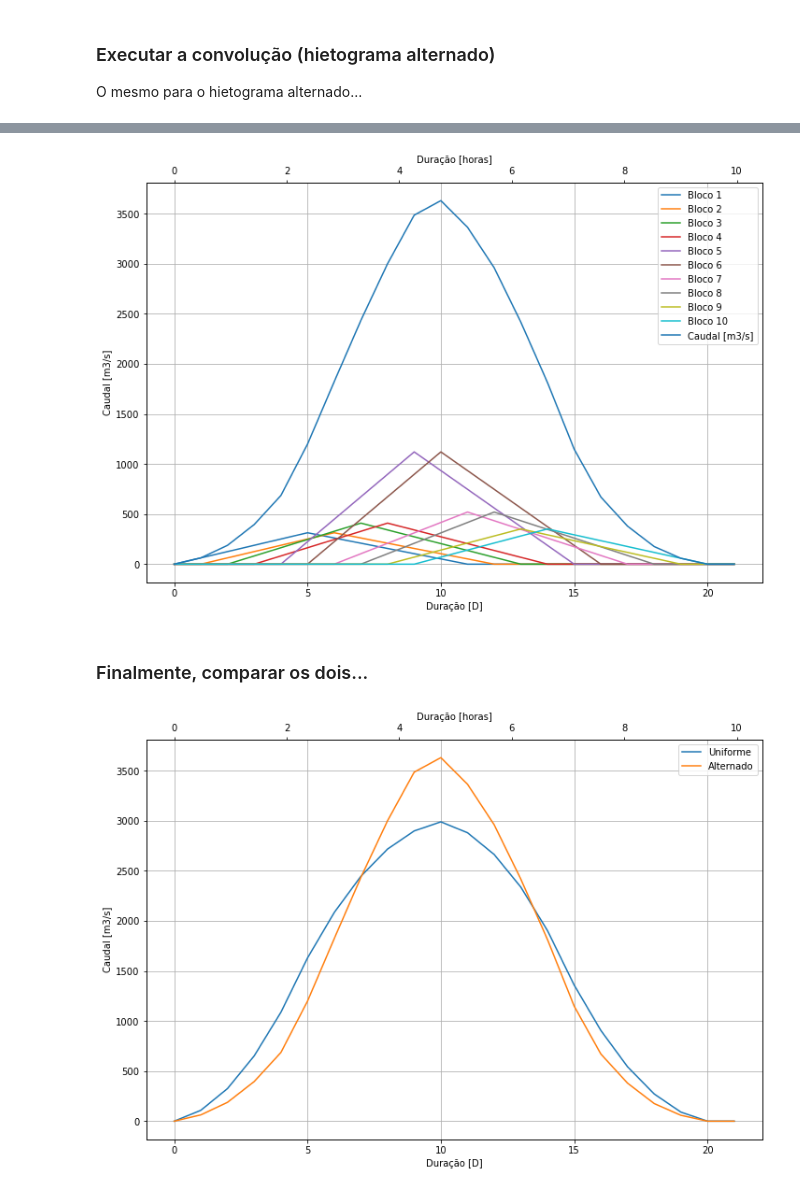
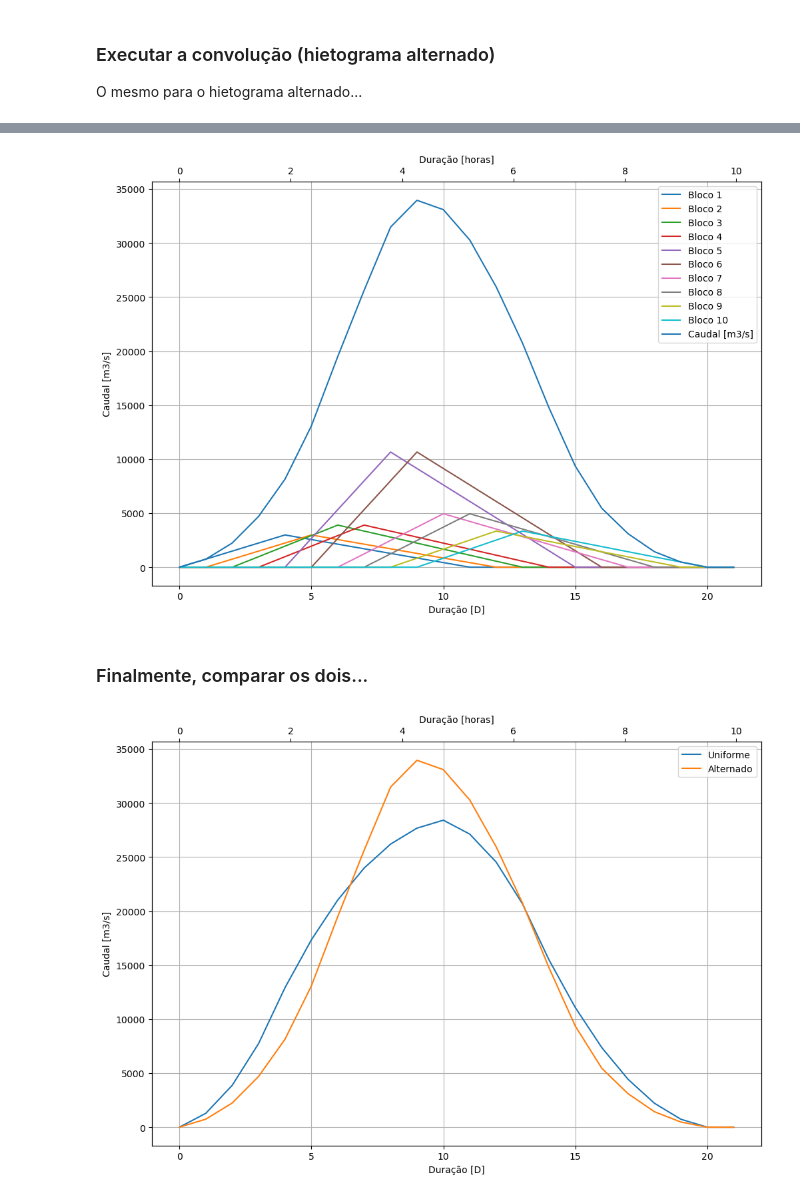
Before and after one commit to JosePedroMatos/HRH, a Jupyter notebook: P6.ipynb, the cells around one changed output, grey strips where cells are left out. Cells and saved outputs as stored; diff of their text form; code cells hidden in the pictures.

```diff
--- a/P6.ipynb
+++ b/P6.ipynb
@@ -30,10 +25,6 @@ Abaixo podem substituir os dados por defeito com os da vossa bacia hidrográfica
 
 Comentários são marcados com "\#"
 # %%
-# Coordenadas da secção de referência (M e P em km)
-m = 210 #[km]
-p = 425 #[km]
-
 # Caracterização geomorfológica
 area = 120.3 # [km2]
 comprimento = 20.2 # Comprimento do curso de água principal [km]
@@ -45,9 +36,13 @@ diferenca_cotas = 400 # Diferença de cotas entre o ponto mais alto e o mais bai
 # Caracterização da precipitação
     # Número de blocos utilizados no hietograma
 numero_blocos = 5
-    # Coeficientes da linha de possibilidade udométrica P=a*t^n para P em [mm] e t em [min].
-a = 24.3
+
+    # Coeficientes da linha de possibilidade udométrica P=a*t^n para P em [mm] e t em [hr].
 n = 0.55
+a_hr = 24.3
+    # Cálculo do a para t em [min]
+a = a_hr*60**n
+
     # Fracção de perdas (e.g., devidas à infiltração, detenção, intercepção, evaporação, etc.)
 perdas = 0.22
 
@@ -56,6 +51,6 @@ d = 1/10 #
 
 # Caracterização do HUD a partir de uma lista de coordenadas (x, y) em unidades de D.
 hud = [(0,0),
-      (5,1),
+      (4,1),
       (11,0),
       ]
@@ -449,4 +402,6 @@ plt.grid()
 ax1 = ax0.twiny()
 ax1.set_xlim(ax0.get_xlim()[0]*d_hr, ax0.get_xlim()[1]*d_hr)
 _ = ax1.set_xlabel('Duração [horas]')
+
+hidrogramas_alt
 # %% [output]
@@ -453,4 +426,4 @@ _ = ax1.set_xlabel('Duração [horas]')
-[figure, old version]
+[figure, new version]
 # %% [markdown]
 ### Finalmente, comparar os dois...
 # %%
@@ -467,4 +440,4 @@ ax1 = ax0.twiny()
 ax1.set_xlim(ax0.get_xlim()[0]*d_hr, ax0.get_xlim()[1]*d_hr)
 _ = ax1.set_xlabel('Duração [horas]')
 # %% [output]
-[figure, old version]
+[figure, new version]
```
Also changed, not shown: parts of 13 cells of this notebook.
